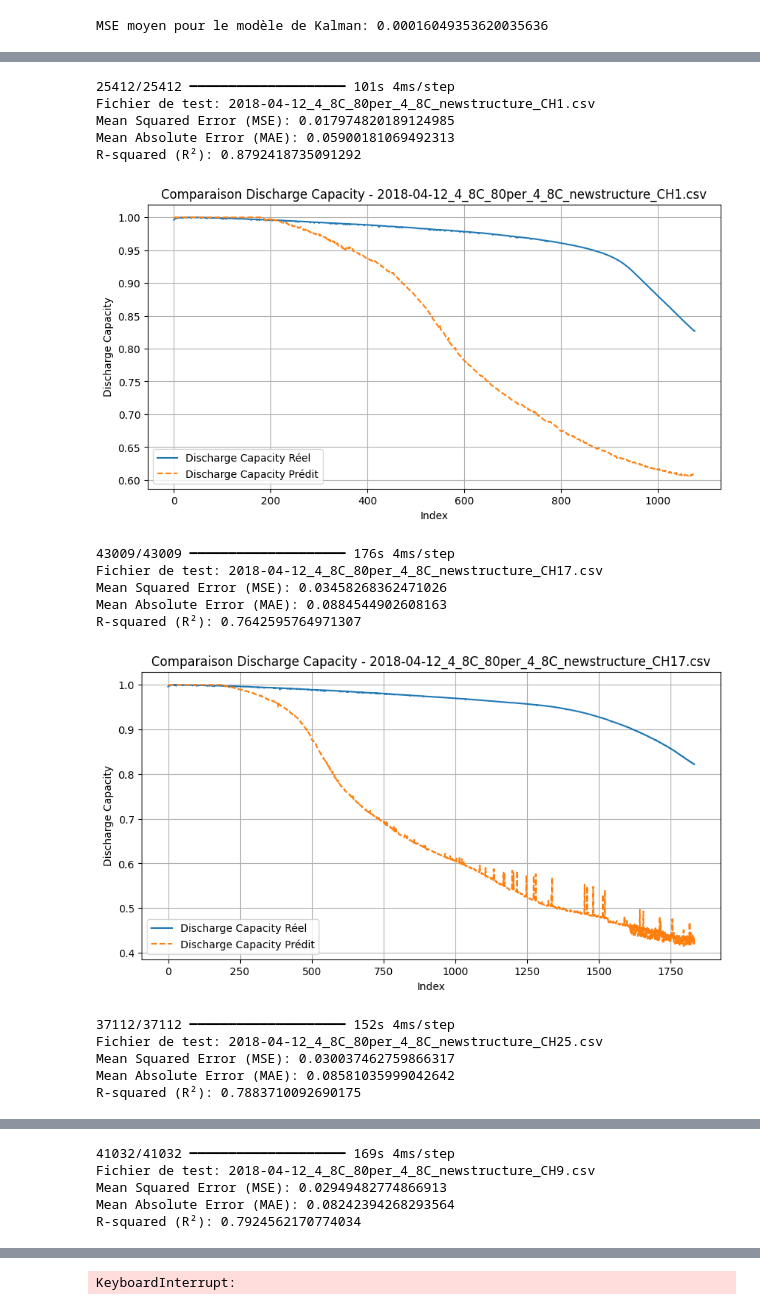
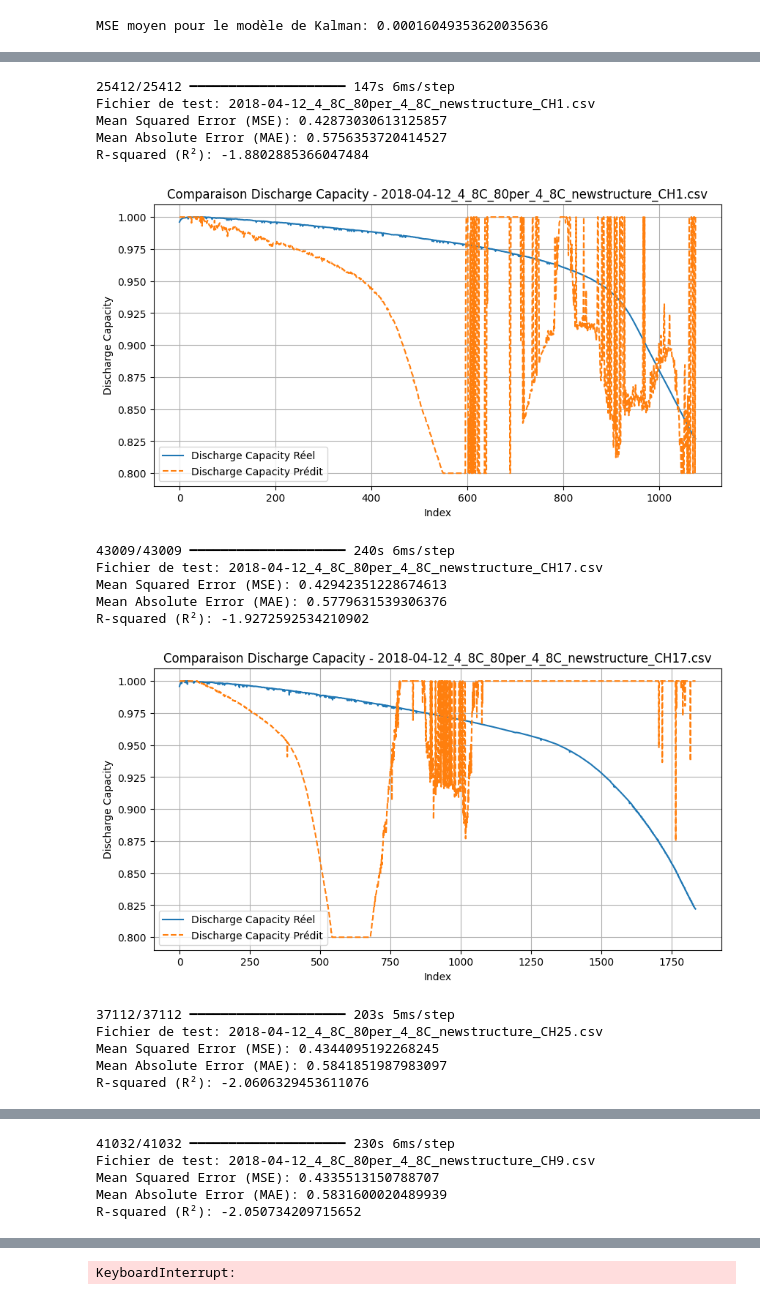
Before and after one commit to SalimMabed/PHM-Batteries, a Jupyter notebook: first_modele.ipynb, the cells around one changed output, grey strips where cells are left out. Drawn from its saved outputs; the diff is of its cells as text; code cells hidden in the pictures.

```diff
--- a/first_modele.ipynb
+++ b/first_modele.ipynb
@@ -266,7 +266,7 @@ model.add(Dropout(0.2))  # Dropout pour éviter le surapprentissage
 model.add(LSTM(25, activation='tanh'))
 model.add(Dropout(0.2))
 model.add(Dense(1))
-model.compile(optimizer=Adam(learning_rate=0.001), loss='mse')  # Diminution du learning rate
+model.compile(optimizer=Adam(learning_rate=0.0001), loss='mse')  # Diminution du learning rate
 
 # Entraîner le modèle avec plus d'époques
 history = model.fit(X_train, y_train, epochs=5, batch_size=128, verbose=1)  # Augmentation des époques à 50
@@ -287,7 +287,7 @@ for csv_file in tqdm(test_files, desc="Test du modèle"):
     lstm_pred = model.predict(X_test)
 
     # Limiter les prédictions entre 0 et 1
-    lstm_pred = np.clip(lstm_pred, 0, 1).flatten()
+    lstm_pred = np.clip(lstm_pred, 0.8, 1).flatten()
 
     # Calculer les métriques
     mse = mean_squared_error(y_test, lstm_pred)
@@ -407,10 +413,10 @@ model.add(Dropout(0.2))  # Dropout pour éviter le surapprentissage
 model.add(LSTM(25, activation='tanh'))
 model.add(Dropout(0.2))
 model.add(Dense(1))
-model.compile(optimizer=Adam(learning_rate=0.001), loss='mse')  # Diminution du learning rate
+model.compile(optimizer=Adam(learning_rate=0.01), loss='mse')  # Diminution du learning rate
 
 # Entraîner le modèle avec plus d'époques
-history = model.fit(X_train, y_train, epochs=2, batch_size=128, verbose=1)  # Augmentation des époques à 50
+history = model.fit(X_train, y_train, epochs=5, batch_size=128, verbose=1)  # Augmentation des époques à 50
 
 # Tester le modèle sur chaque fichier de test
 for csv_file in tqdm(test_files, desc="Test du modèle"):
@@ -428,7 +434,7 @@ for csv_file in tqdm(test_files, desc="Test du modèle"):
     lstm_pred = model.predict(X_test)
 
     # Limiter les prédictions entre 0 et 1
-    lstm_pred = np.clip(lstm_pred, 0, 1).flatten()
+    lstm_pred = np.clip(lstm_pred, 0.8, 1).flatten()
 
     # Calculer les métriques
     mse = mean_squared_error(y_test, lstm_pred)
@@ -464,17 +476,17 @@ Epoch 2/2
-25412/25412 ━━━━━━━━━━━━━━━━━━━━ 101s 4ms/step
+25412/25412 ━━━━━━━━━━━━━━━━━━━━ 147s 6ms/step
 Fichier de test: 2018-04-12_4_8C_80per_4_8C_newstructure_CH1.csv
-Mean Squared Error (MSE): 0.017974820189124985
-Mean Absolute Error (MAE): 0.05900181069492313
-R-squared (R²): 0.8792418735091292
+Mean Squared Error (MSE): 0.42873030613125857
+Mean Absolute Error (MAE): 0.5756353720414527
+R-squared (R²): -1.8802885366047484
-[figure, old version]
+[figure, new version]
-43009/43009 ━━━━━━━━━━━━━━━━━━━━ 176s 4ms/step
+43009/43009 ━━━━━━━━━━━━━━━━━━━━ 240s 6ms/step
 Fichier de test: 2018-04-12_4_8C_80per_4_8C_newstructure_CH17.csv
-Mean Squared Error (MSE): 0.03458268362471026
-Mean Absolute Error (MAE): 0.0884544902608163
-R-squared (R²): 0.7642595764971307
+Mean Squared Error (MSE): 0.42942351228674613
+Mean Absolute Error (MAE): 0.5779631539306376
+R-squared (R²): -1.9272592534210902
-[figure, old version]
+[figure, new version]
-37112/37112 ━━━━━━━━━━━━━━━━━━━━ 152s 4ms/step
+37112/37112 ━━━━━━━━━━━━━━━━━━━━ 203s 5ms/step
 Fichier de test: 2018-04-12_4_8C_80per_4_8C_newstructure_CH25.csv
-Mean Squared Error (MSE): 0.030037462759866317
-Mean Absolute Error (MAE): 0.08581035999042642
-R-squared (R²): 0.7883710092690175
+Mean Squared Error (MSE): 0.4344095192268245
+Mean Absolute Error (MAE): 0.5841851987983097
+R-squared (R²): -2.0606329453611076
@@ -482,5 +494,5 @@ R-squared (R²): 0.7883710092690175
-41032/41032 ━━━━━━━━━━━━━━━━━━━━ 169s 4ms/step
+41032/41032 ━━━━━━━━━━━━━━━━━━━━ 230s 6ms/step
 Fichier de test: 2018-04-12_4_8C_80per_4_8C_newstructure_CH9.csv
-Mean Squared Error (MSE): 0.02949482774866913
-Mean Absolute Error (MAE): 0.08242394268293564
-R-squared (R²): 0.7924562170774034
+Mean Squared Error (MSE): 0.4335513150788707
+Mean Absolute Error (MAE): 0.5831600020489939
+R-squared (R²): -2.050734209715652
```
Also changed, not shown: parts of 2 cells of this notebook.
